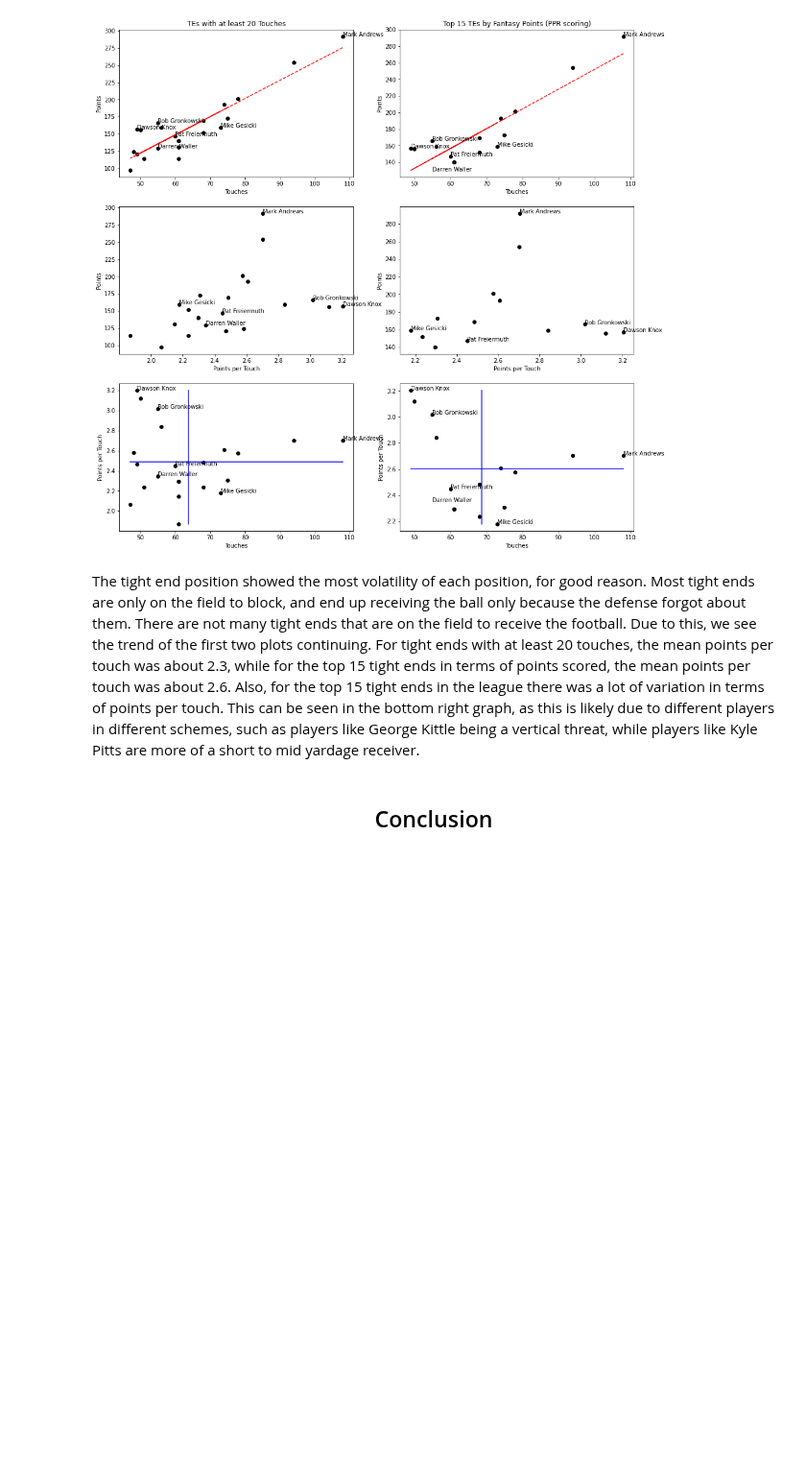
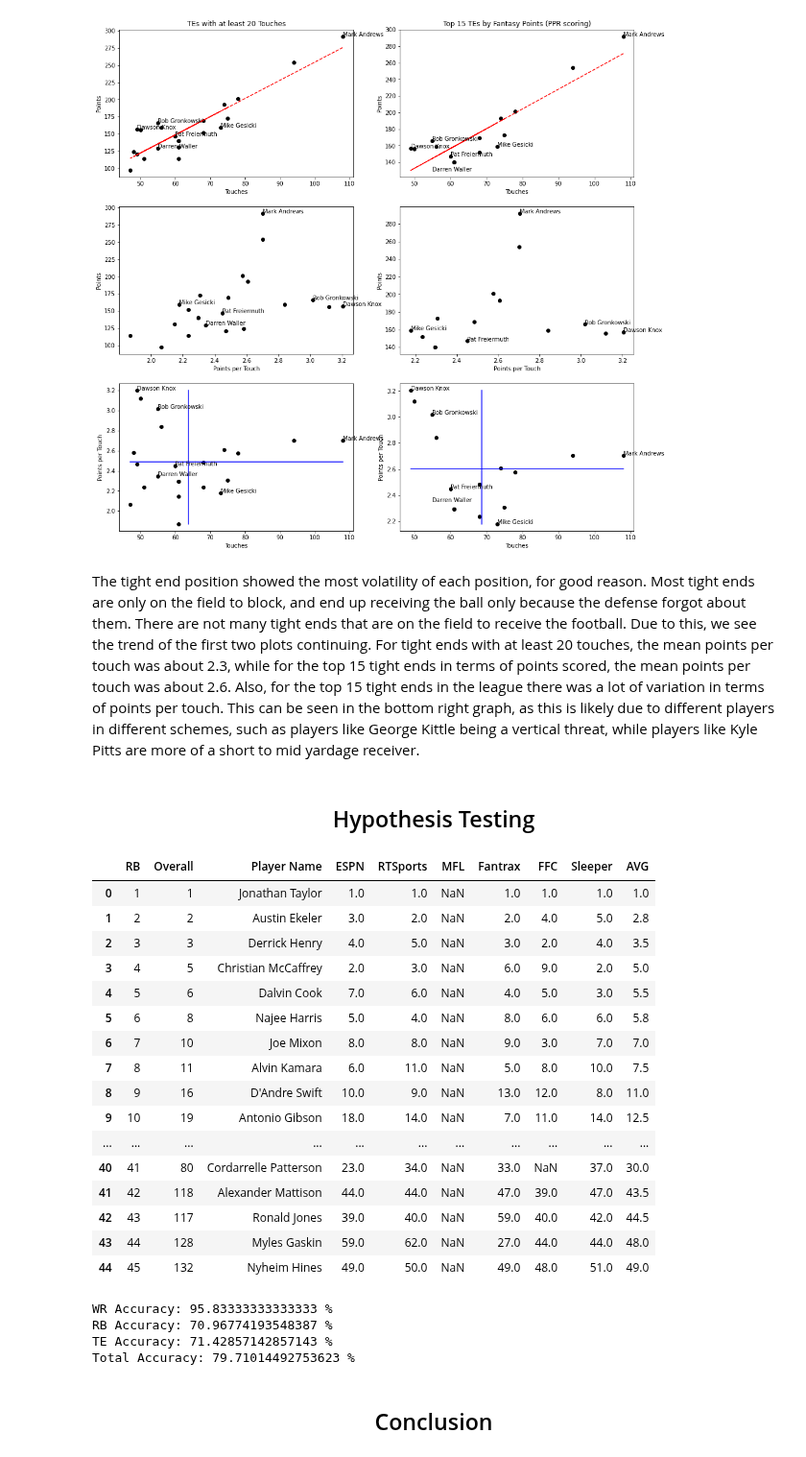
Before and after one commit to sseth18/cmsc320final, a Jupyter notebook: index.ipynb, the cells around one changed output. Shown at 96% size. Cells and saved outputs as stored; diff of their text form; code cells hidden in the pictures; blank space fills up the shorter version.

Commit message:
Added hypothesis testing

```diff
--- a/index.ipynb
+++ b/index.ipynb
@@ -272,3 +260,34 @@ plt.show()
 [figure]
 # %% [markdown]
 The tight end position showed the most volatility of each position, for good reason. Most tight ends are only on the field to block, and end up receiving the ball only because the defense forgot about them. There are not many tight ends that are on the field to receive the football. Due to this, we see the trend of the first two plots continuing. For tight ends with at least 20 touches, the mean points per touch was about 2.3, while for the top 15 tight ends in terms of points scored, the mean points per touch was about 2.6. Also, for the top 15 tight ends in the league there was a lot of variation in terms of points per touch. This can be seen in the bottom right graph, as this is likely due to different players in different schemes, such as players like George Kittle being a vertical threat, while players like Kyle Pitts are more of a short to mid yardage receiver.
+# %% [markdown]
+## <center> Hypothesis Testing <center>
+# %%
+def getRankings(url):
+    df = getTable(url)[0]
+    df["Player Team (Bye)"] = list(map(lambda x: re.search("[A-Z][^\s]*\s[A-Z][^\s]*", x).group(), df["Player Team (Bye)"]))
+    df.rename(columns={"Player Team (Bye)": "Player Name"}, inplace=True)
+
+    return df
+
+wrRankings = getRankings("https://www.fantasypros.com/nfl/adp/ppr-wr.php")
+rbRankings = getRankings("https://www.fantasypros.com/nfl/adp/ppr-rb.php")
+teRankings = getRankings("https://www.fantasypros.com/nfl/adp/ppr-te.php")
+# %% [output]
+|  | RB | Overall | Player Name | ESPN | RTSports | MFL | Fantrax | FFC | Sleeper | AVG |
+| 0 | 1 | 1 | Jonathan Taylor | 1.0 | 1.0 | NaN | 1.0 | 1.0 | 1.0 | 1.0 |
+| 1 | 2 | 2 | Austin Ekeler | 3.0 | 2.0 | NaN | 2.0 | 4.0 | 5.0 | 2.8 |
+| 2 | 3 | 3 | Derrick Henry | 4.0 | 5.0 | NaN | 3.0 | 2.0 | 4.0 | 3.5 |
+| 3 | 4 | 5 | Christian McCaffrey | 2.0 | 3.0 | NaN | 6.0 | 9.0 | 2.0 | 5.0 |
+| 4 | 5 | 6 | Dalvin Cook | 7.0 | 6.0 | NaN | 4.0 | 5.0 | 3.0 | 5.5 |
+| 5 | 6 | 8 | Najee Harris | 5.0 | 4.0 | NaN | 8.0 | 6.0 | 6.0 | 5.8 |
+| 6 | 7 | 10 | Joe Mixon | 8.0 | 8.0 | NaN | 9.0 | 3.0 | 7.0 | 7.0 |
+| 7 | 8 | 11 | Alvin Kamara | 6.0 | 11.0 | NaN | 5.0 | 8.0 | 10.0 | 7.5 |
+| 8 | 9 | 16 | D'Andre Swift | 10.0 | 9.0 | NaN | 13.0 | 12.0 | 8.0 | 11.0 |
+| 9 | 10 | 19 | Antonio Gibson | 18.0 | 14.0 | NaN | 7.0 | 11.0 | 14.0 | 12.5 |
+| ... | ... | ... | ... | ... | ... | ... | ... | ... | ... | ... |
+| 40 | 41 | 80 | Cordarrelle Patterson | 23.0 | 34.0 | NaN | 33.0 | NaN | 37.0 | 30.0 |
+| 41 | 42 | 118 | Alexander Mattison | 44.0 | 44.0 | NaN | 47.0 | 39.0 | 47.0 | 43.5 |
+| 42 | 43 | 117 | Ronald Jones | 39.0 | 40.0 | NaN | 59.0 | 40.0 | 42.0 | 44.5 |
+| 43 | 44 | 128 | Myles Gaskin | 59.0 | 62.0 | NaN | 27.0 | 44.0 | 44.0 | 48.0 |
+| 44 | 45 | 132 | Nyheim Hines | 49.0 | 50.0 | NaN | 49.0 | 48.0 | 51.0 | 49.0 |
@@ -275,3 +315,47 @@ The tight end position showed the most volatility of each position, for good rea
+# %%
+def playerRankTuple(df, dfRankings, pos):
+    bad_players = get_bad(df)
+
+    return list(map(lambda x: (x, getPlayerRanking(x, dfRankings, pos)), bad_players))
+
+badWRtouches = playerRankTuple(wr50touches, wrRankings, "WR")
+badWRpts = playerRankTuple(top50wr, wrRankings, "WR")
+
+badRBtouches = playerRankTuple(rb100touches, rbRankings, "RB")
+badRBpts = playerRankTuple(top50rb, rbRankings, "RB")
+
+badTEtouches = playerRankTuple(te40touches, teRankings, "TE")
+badTEpts = playerRankTuple(top15te, teRankings, "TE")
+
+wrResults = 0
+rbResults = 0
+teResults = 0
+
+wrlen = len(badWRtouches) + len(badWRpts)
+rblen = len(badRBtouches) + len(badRBpts)
+telen = len(badTEtouches) + len(badTEpts)
+
+for wr, rank in badWRtouches + badWRpts:
+    if rank != None and rank <= 35:
+        wrResults = wrResults + 1
+
+for rb, rank in badRBtouches + badRBpts:
+    if rank != None and rank <= 35:
+        rbResults = rbResults + 1
+
+for te, rank in badTEtouches + badTEpts:
+    if rank != None and rank <= 8:
+        teResults = teResults + 1
+
+print("WR Accuracy:", (100. - (wrResults/wrlen*100)), "%")
+print("RB Accuracy:", (100. - (rbResults/rblen*100)), "%")
+print("TE Accuracy:", (100. - (teResults/telen*100)), "%")
+print("Total Accuracy:", (100. - (wrResults+rbResults+teResults)/(wrlen+rblen+telen)*100), "%")
+# %% [output]
+WR Accuracy: 95.83333333333333 %
+RB Accuracy: 70.96774193548387 %
+TE Accuracy: 71.42857142857143 %
+Total Accuracy: 79.71014492753623 %
 # %% [markdown]
 ## <center> Conclusion <center>
 # %% [markdown]
```
Also changed, not shown: parts of 2 cells of this notebook, 1 other file.
